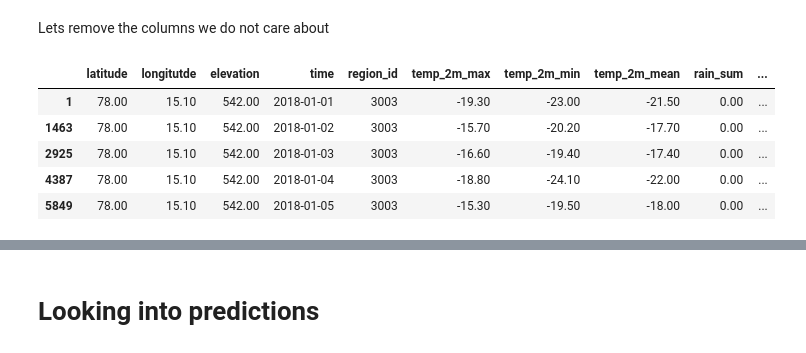
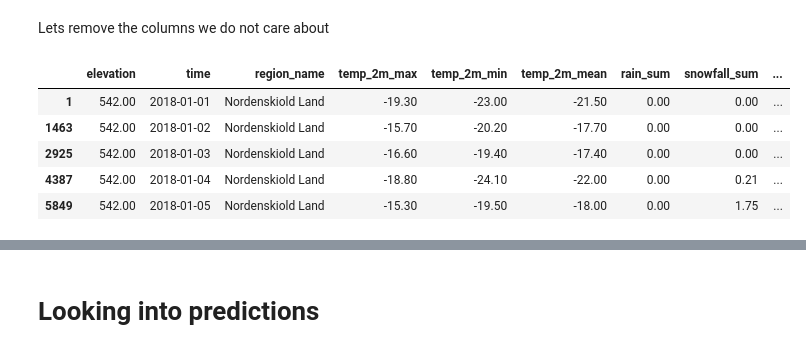
Before and after one commit to VegSja/Boreas, a Jupyter notebook: notebooks/eda.ipynb, the cells around one changed output, grey strips where cells are left out. Saved outputs shown, nothing was run; the diff lists cells and outputs as text; code cells hidden in the pictures.

```diff
--- a/notebooks/eda.ipynb
+++ b/notebooks/eda.ipynb
@@ -295,12 +279,12 @@ total_df.head()
 # %% [markdown]
 Lets remove the columns we do not care about
 # %%
-total_df = total_df.drop(columns=["RegID", "RegionID", "RegionTypeId", "region_name", "PublishDate", "PublishTime"])
+total_df = total_df.drop(columns=["RegID", "RegionID", "RegionTypeId", "PublishDate", "PublishTime", "latitude", "longitutde", "region_id"])
 total_df.head()
 # %% [output]
-|  | latitude | longitutde | elevation | time | region_id | temp_2m_max | temp_2m_min | temp_2m_mean | rain_sum | ... |
-| 1 | 78.00 | 15.10 | 542.00 | 2018-01-01 | 3003 | -19.30 | -23.00 | -21.50 | 0.00 | ... |
-| 1463 | 78.00 | 15.10 | 542.00 | 2018-01-02 | 3003 | -15.70 | -20.20 | -17.70 | 0.00 | ... |
-| 2925 | 78.00 | 15.10 | 542.00 | 2018-01-03 | 3003 | -16.60 | -19.40 | -17.40 | 0.00 | ... |
-| 4387 | 78.00 | 15.10 | 542.00 | 2018-01-04 | 3003 | -18.80 | -24.10 | -22.00 | 0.00 | ... |
-| 5849 | 78.00 | 15.10 | 542.00 | 2018-01-05 | 3003 | -15.30 | -19.50 | -18.00 | 0.00 | ... |
+|  | elevation | time | region_name | temp_2m_max | temp_2m_min | temp_2m_mean | rain_sum | snowfall_sum | ... |
+| 1 | 542.00 | 2018-01-01 | Nordenskiold Land | -19.30 | -23.00 | -21.50 | 0.00 | 0.00 | ... |
+| 1463 | 542.00 | 2018-01-02 | Nordenskiold Land | -15.70 | -20.20 | -17.70 | 0.00 | 0.00 | ... |
+| 2925 | 542.00 | 2018-01-03 | Nordenskiold Land | -16.60 | -19.40 | -17.40 | 0.00 | 0.00 | ... |
+| 4387 | 542.00 | 2018-01-04 | Nordenskiold Land | -18.80 | -24.10 | -22.00 | 0.00 | 0.21 | ... |
+| 5849 | 542.00 | 2018-01-05 | Nordenskiold Land | -15.30 | -19.50 | -18.00 | 0.00 | 1.75 | ... |
```
Also changed, not shown: parts of 128 cells of this notebook, 2 other files.
